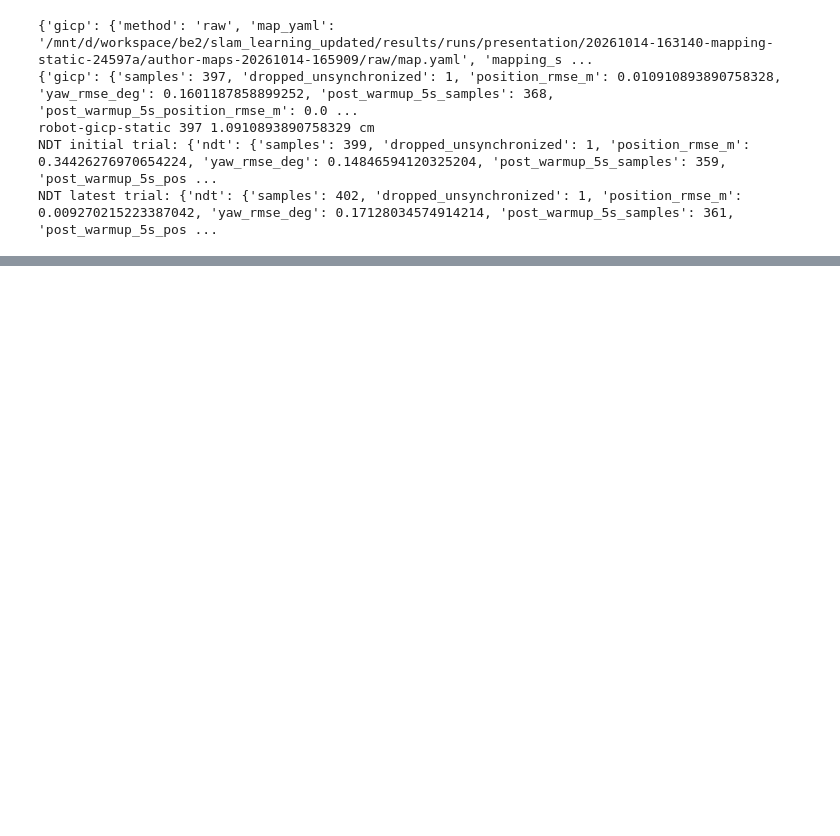
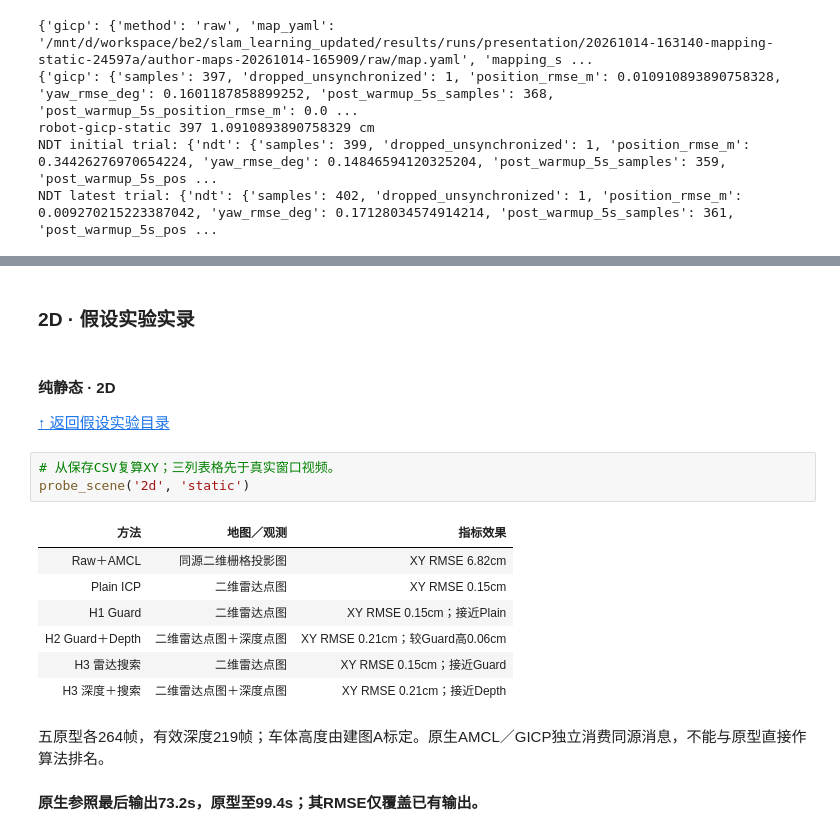
Before and after one commit to p20030920p/SLAM_Learning, a Jupyter notebook: notebooks/presentation/SLAM_实验逐步展示.ipynb, the cells around one changed output, grey strips where cells are left out. Cells and saved outputs as stored; diff of their text form; blank space fills up the shorter version.

```diff
--- a/notebooks/presentation/SLAM_实验逐步展示.ipynb
+++ b/notebooks/presentation/SLAM_实验逐步展示.ipynb
@@ -397,0 +608,21 @@ NDT latest trial: {'ndt': {'samples': 402, 'dropped_unsynchronized': 1, 'positio
+# %% [markdown]
+### 2D · 假设实验实录
+# %% [markdown]
+<a id="hypothesis-2d-static"></a>
+
+#### 纯静态 · 2D
+
+[↑ 返回假设实验目录](#hypothesis-index)
+# %%
+# 从保存CSV复算XY；三列表格先于真实窗口视频。
+probe_scene('2d', 'static')
+# %% [output]
+| 方法 | 地图／观测 | 指标效果 |
+| Raw＋AMCL | 同源二维栅格投影图 | XY RMSE 6.82cm |
+| Plain ICP | 二维雷达点图 | XY RMSE 0.15cm |
+| H1 Guard | 二维雷达点图 | XY RMSE 0.15cm；接近Plain |
+| H2 Guard＋Depth | 二维雷达点图＋深度点图 | XY RMSE 0.21cm；较Guard高0.06cm |
+| H3 雷达搜索 | 二维雷达点图 | XY RMSE 0.15cm；接近Guard |
+| H3 深度＋搜索 | 二维雷达点图＋深度点图 | XY RMSE 0.21cm；接近Depth |
+五原型各264帧，有效深度219帧；车体高度由建图A标定。原生AMCL／GICP独立消费同源消息，不能与原型直接作算法排名。
+**原生参照最后输出73.2s，原型至99.4s；其RMSE仅覆盖已有输出。**
```
Also changed, not shown: parts of 64 cells of this notebook, 5 other files.
